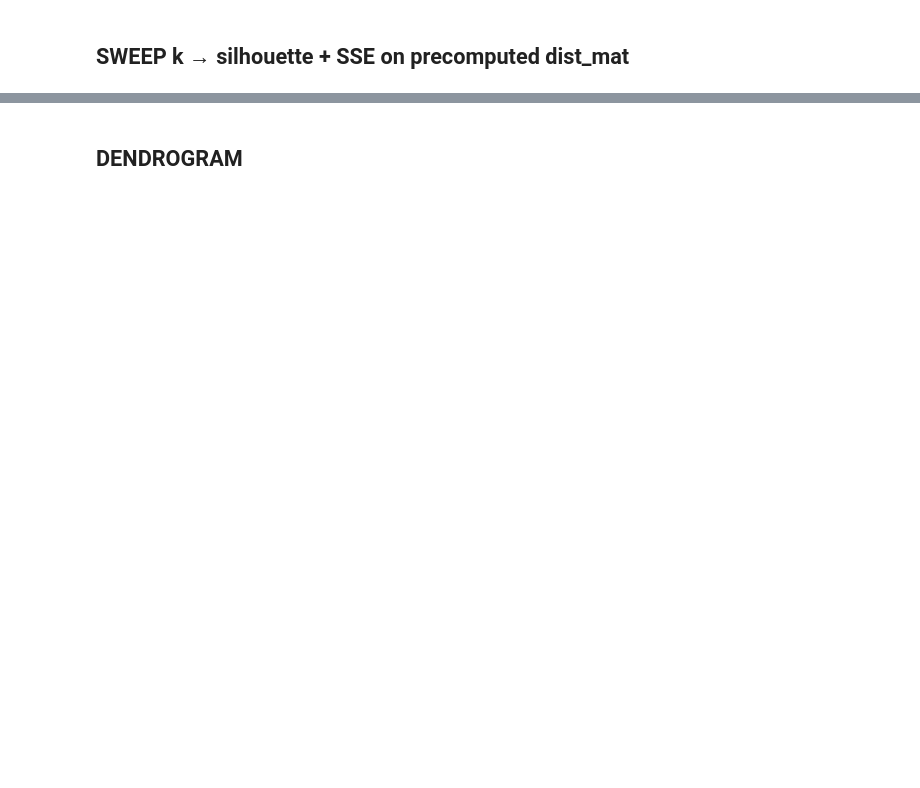
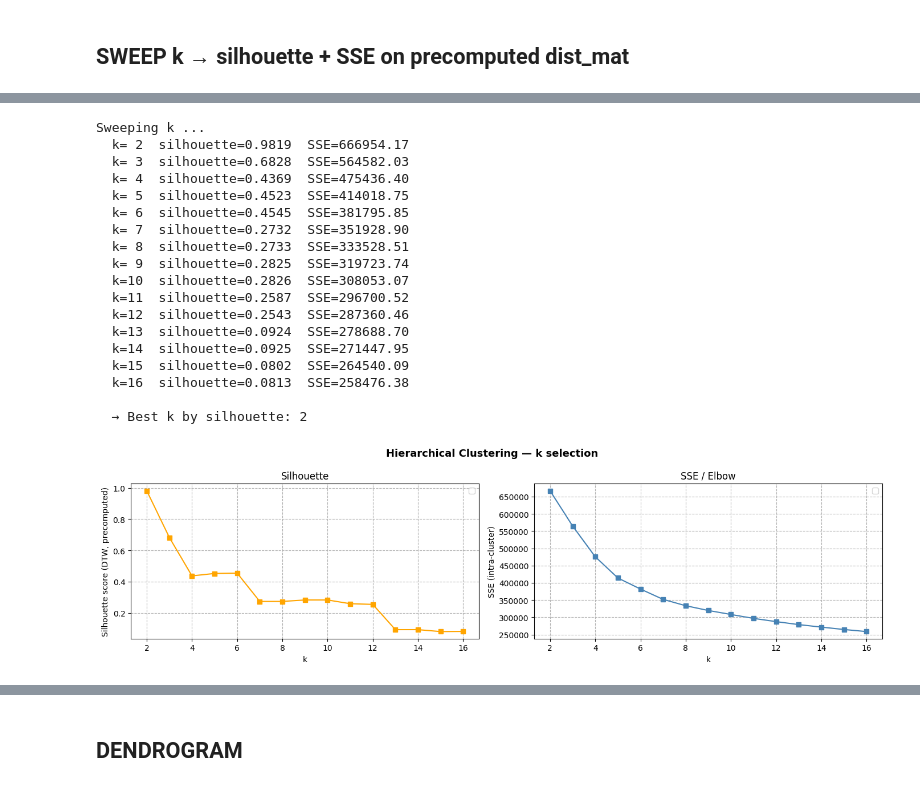
Before and after one commit to alicecalderini/DATAMINING_2-Project, a Jupyter notebook: 10. TIME SERIES/4.CLUSTERING HIERARCHICAL.ipynb, the cells around one changed output, grey strips where cells are left out. Cells and saved outputs as stored; diff of their text form; code cells hidden in the pictures; blank space fills up the shorter version.

```diff
--- a/10. TIME SERIES/4.CLUSTERING HIERARCHICAL.ipynb
+++ b/10. TIME SERIES/4.CLUSTERING HIERARCHICAL.ipynb
@@ -103,7 +98,6 @@ def fit_global_scalers(df_list, signals):
     return global_scalers
 # %%
 def apply_global_scalers(df_list, global_scalers):
-    """Apply pre-fitted scalers to a list of DataFrames."""
     scaled_list = []
     for df in df_list:
         target_df = df.copy()
@@ -174,8 +159,7 @@ motifs_df
 # For every subject, for every channel, pull the raw windows
 # at each motif start index  →  store as fixed-length vectors
 # %%
-def extract_windows(ts: np.ndarray, indices: list[int], w: int) -> list[np.ndarray]:
-    """Return list of length-w windows; skip any that go out of bounds."""
+def extract_windows(ts: np.ndarray, indices: list, w: int) -> list:
     windows = []
     for idx in indices:
         if idx + w <= len(ts):
@@ -183,12 +167,10 @@ def extract_windows(ts: np.ndarray, indices: list[int], w: int) -> list[np.ndarr
     return windows
 # %%
 def motif_medoid(windows: list) -> np.ndarray:
-    """Restituisce la finestra più centrale (medoid) tra quelle disponibili."""
     if len(windows) == 0:
         return None
     if len(windows) == 1:
         return windows[0]
-    X = np.vstack(windows)                    # (n_motifs, W)
+    X = np.vstack(windows)
     D = cdist(X, X, metric="euclidean")
-    medoid_idx = np.argmin(D.sum(axis=1))
-    return X[medoid_idx]
+    return X[np.argmin(D.sum(axis=1))]
@@ -250,7 +233,7 @@ Feature matrix shape (motifs only): (4307, 10, 6)
 ## distance matrix
 # %%
 print("Computing DTW distance matrix (this may take a while) ...")
-sakoe_radius = max(1, int(0.05 * W))
+sakoe_radius = 10
 dist_mat = cdist_dtw(
     X_3d,
     global_constraint="sakoe_chiba",
@@ -260,7 +243,8 @@ print(f"  Distance matrix shape: {dist_mat.shape}")
 
 print("Building linkage matrix ...")
 condensed = squareform(dist_mat)
-Z         = linkage(condensed, method="ward")
+Z         = linkage(condensed, method="ward")   # complete/average valid for DTW; ward is not
+print("  Done.")
 # %% [output]
 Computing DTW distance matrix (this may take a while) ...
   Distance matrix shape: (4307, 4307)
@@ -382 +257,64 @@ Sweeping k ...
+# %%
+k_range  = range(2, 17)
+sil_list = []
+sse_list = []
+
+print("\nSweeping k ...")
+for k in k_range:
+    labels = fcluster(Z, t=k, criterion="maxclust") - 1   # 0-indexed
+
+    sil = silhouette_score(dist_mat, labels, metric="precomputed")
+    sil_list.append(sil)
+
+    sse = 0.0
+    for c in range(k):
+        mask     = np.where(labels == c)[0]
+        sub_dist = dist_mat[np.ix_(mask, mask)]
+        sse += (sub_dist ** 2).sum() / (2 * len(mask)) if len(mask) > 0 else 0
+    sse_list.append(sse)
+
+    print(f"  k={k:2d}  silhouette={sil:.4f}  SSE={sse:.2f}")
+
+auto_best_k = list(k_range)[int(np.argmax(sil_list))]
+print(f"\n  → Best k by silhouette: {auto_best_k}")
+
+fig, (ax1, ax2) = plt.subplots(1, 2, figsize=(14, 4))
+fig.suptitle("Hierarchical Clustering — k selection", fontsize=13, fontweight="bold")
+
+ax1.plot(list(k_range), sil_list, "s-", color="orange")
+ax1.set_xlabel("k")
+ax1.set_ylabel("Silhouette score (DTW, precomputed)")
+ax1.set_title("Silhouette")
+ax1.legend()
+ax1.grid(linestyle="--")
+
+ax2.plot(list(k_range), sse_list, "s-", color="steelblue")
+ax2.set_xlabel("k")
+ax2.set_ylabel("SSE (intra-cluster)")
+ax2.set_title("SSE / Elbow")
+ax2.legend()
+ax2.grid(linestyle="--")
+
+plt.tight_layout()
+plt.show()
+# %% [output]
+Sweeping k ...
+  k= 2  silhouette=0.9819  SSE=666954.17
+  k= 3  silhouette=0.6828  SSE=564582.03
+  k= 4  silhouette=0.4369  SSE=475436.40
+  k= 5  silhouette=0.4523  SSE=414018.75
+  k= 6  silhouette=0.4545  SSE=381795.85
+  k= 7  silhouette=0.2732  SSE=351928.90
+  k= 8  silhouette=0.2733  SSE=333528.51
+  k= 9  silhouette=0.2825  SSE=319723.74
+  k=10  silhouette=0.2826  SSE=308053.07
+  k=11  silhouette=0.2587  SSE=296700.52
+  k=12  silhouette=0.2543  SSE=287360.46
+  k=13  silhouette=0.0924  SSE=278688.70
+  k=14  silhouette=0.0925  SSE=271447.95
+  k=15  silhouette=0.0802  SSE=264540.09
+  k=16  silhouette=0.0813  SSE=258476.38
+
+  → Best k by silhouette: 2
+[figure, added]
 # %%
```
Also changed, not shown: parts of 29 cells of this notebook, 10 other files.
